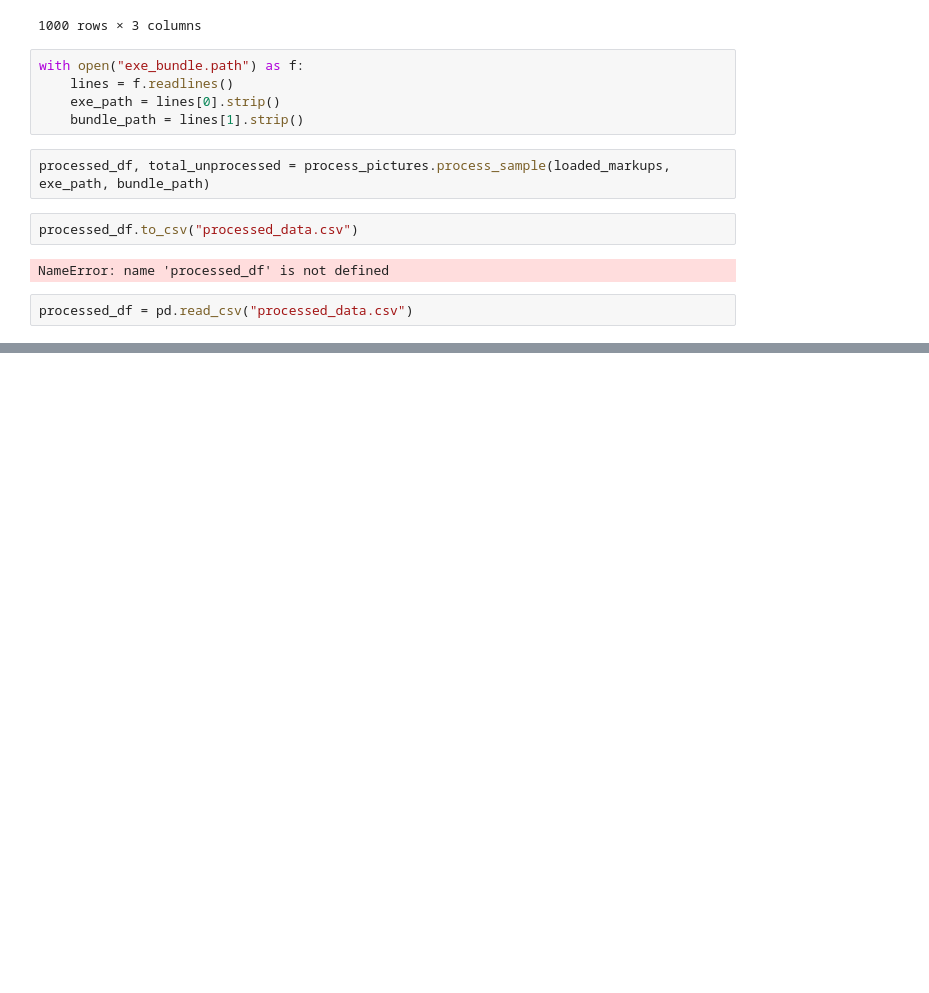
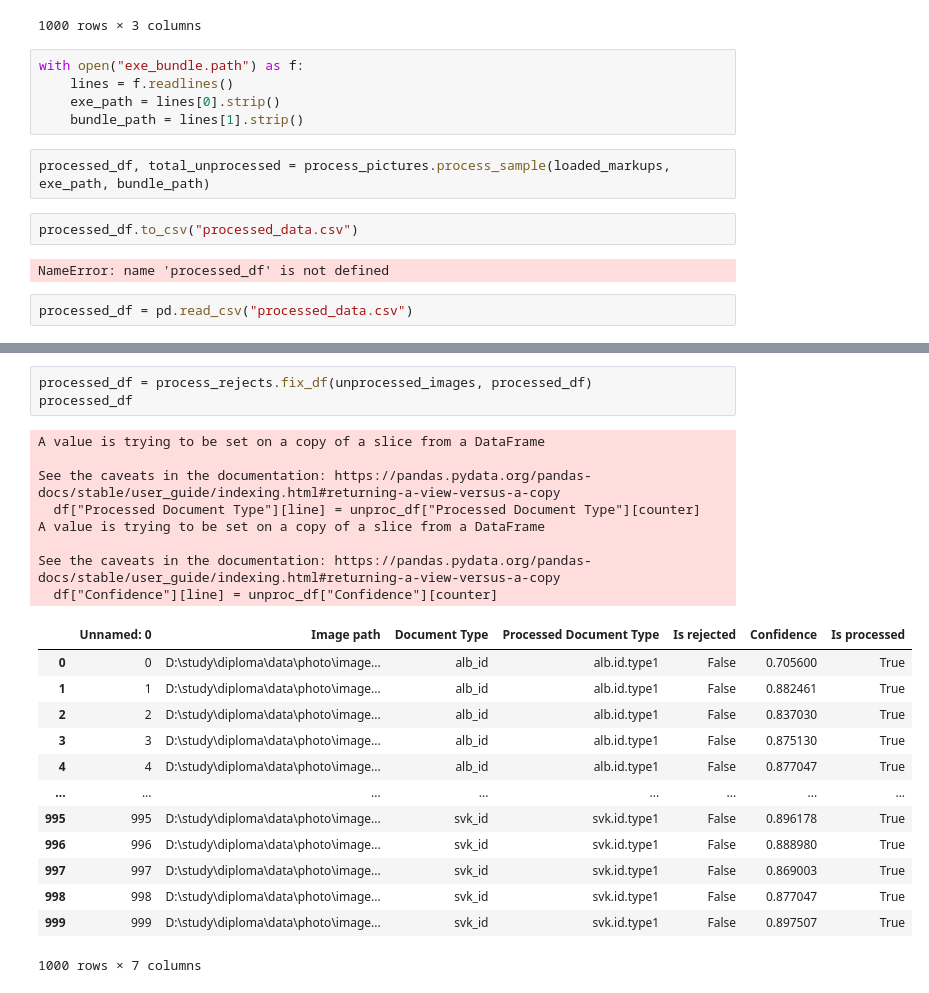
Before and after one commit to devourers/masters-diploma, a Jupyter notebook: sample.ipynb, the cells around one changed output, grey strips where cells are left out. Saved outputs shown, nothing was run; the diff lists cells and outputs as text; blank space fills up the shorter version.

```diff
--- a/sample.ipynb
+++ b/sample.ipynb
@@ -66,2 +89,27 @@ total_unprocessed
+# %%
+processed_df = process_rejects.fix_df(unprocessed_images, processed_df)
+processed_df
+# %% [output]
+A value is trying to be set on a copy of a slice from a DataFrame
+
+See the caveats in the documentation: https://pandas.pydata.org/pandas-docs/stable/user_guide/indexing.html#returning-a-view-versus-a-copy
+  df["Processed Document Type"][line] = unproc_df["Processed Document Type"][counter]
+A value is trying to be set on a copy of a slice from a DataFrame
+
+See the caveats in the documentation: https://pandas.pydata.org/pandas-docs/stable/user_guide/indexing.html#returning-a-view-versus-a-copy
+  df["Confidence"][line] = unproc_df["Confidence"][counter]
+|  | Unnamed: 0 | Image path | Document Type | Processed Document Type | Is rejected | Confidence | Is processed |
+| 0 | 0 | D:\study\diploma\data\photo\image... | alb_id | alb.id.type1 | False | 0.705600 | True |
+| 1 | 1 | D:\study\diploma\data\photo\image... | alb_id | alb.id.type1 | False | 0.882461 | True |
+| 2 | 2 | D:\study\diploma\data\photo\image... | alb_id | alb.id.type1 | False | 0.837030 | True |
+| 3 | 3 | D:\study\diploma\data\photo\image... | alb_id | alb.id.type1 | False | 0.875130 | True |
+| 4 | 4 | D:\study\diploma\data\photo\image... | alb_id | alb.id.type1 | False | 0.877047 | True |
+| ... | ... | ... | ... | ... | ... | ... | ... |
+| 995 | 995 | D:\study\diploma\data\photo\image... | svk_id | svk.id.type1 | False | 0.896178 | True |
+| 996 | 996 | D:\study\diploma\data\photo\image... | svk_id | svk.id.type1 | False | 0.888980 | True |
+| 997 | 997 | D:\study\diploma\data\photo\image... | svk_id | svk.id.type1 | False | 0.869003 | True |
+| 998 | 998 | D:\study\diploma\data\photo\image... | svk_id | svk.id.type1 | False | 0.877047 | True |
+| 999 | 999 | D:\study\diploma\data\photo\image... | svk_id | svk.id.type1 | False | 0.897507 | True |
+1000 rows × 7 columns
 # %%
 pts = process_rejects.get_roc_curve(processed_df,  0.05)
```
Also changed, not shown: parts of 9 cells of this notebook, 1 other file.
